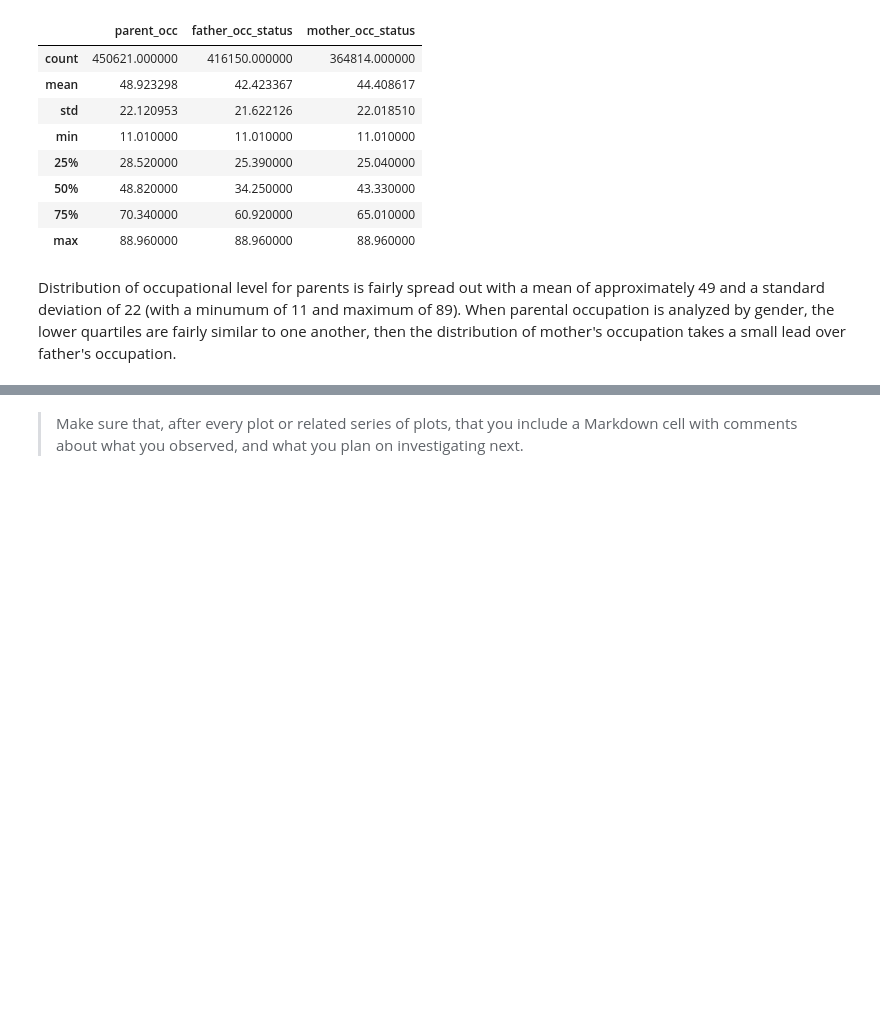
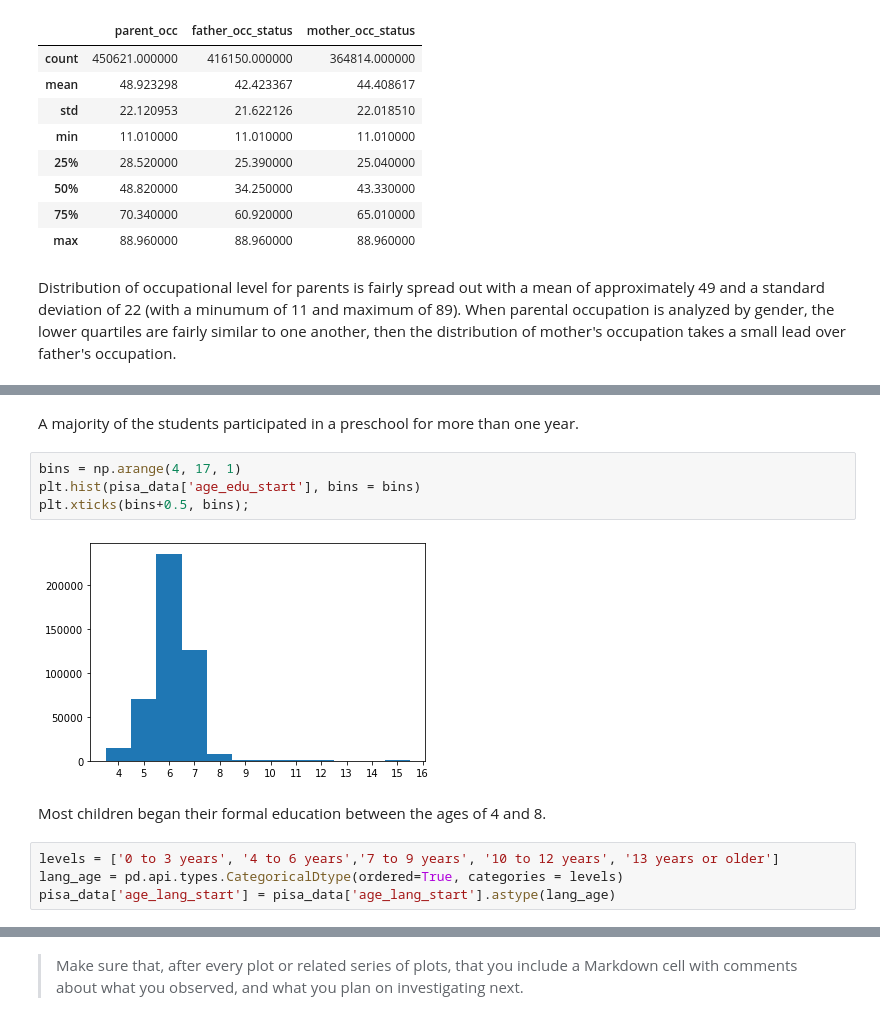
Before and after one commit to sjhaluck/International-Education-Data-Visualization, a Jupyter notebook: exploration_template.ipynb, the cells around one changed output, grey strips where cells are left out. Saved outputs shown, nothing was run; the diff lists cells and outputs as text; blank space fills up the shorter version.

```diff
--- a/exploration_template.ipynb
+++ b/exploration_template.ipynb
@@ -326,0 +343,14 @@ Distribution of occupational level for parents is fairly spread out with a mean
+# %% [markdown]
+A majority of the students participated in a preschool for more than one year.
+# %%
+bins = np.arange(4, 17, 1)
+plt.hist(pisa_data['age_edu_start'], bins = bins)
+plt.xticks(bins+0.5, bins);
+# %% [output]
+[figure, added]
+# %% [markdown]
+Most children began their formal education between the ages of 4 and 8.
+# %%
+levels = ['0 to 3 years', '4 to 6 years','7 to 9 years', '10 to 12 years', '13 years or older']
+lang_age = pd.api.types.CategoricalDtype(ordered=True, categories = levels)
+pisa_data['age_lang_start'] = pisa_data['age_lang_start'].astype(lang_age)
```
Also changed, not shown: parts of 21 cells of this notebook.
